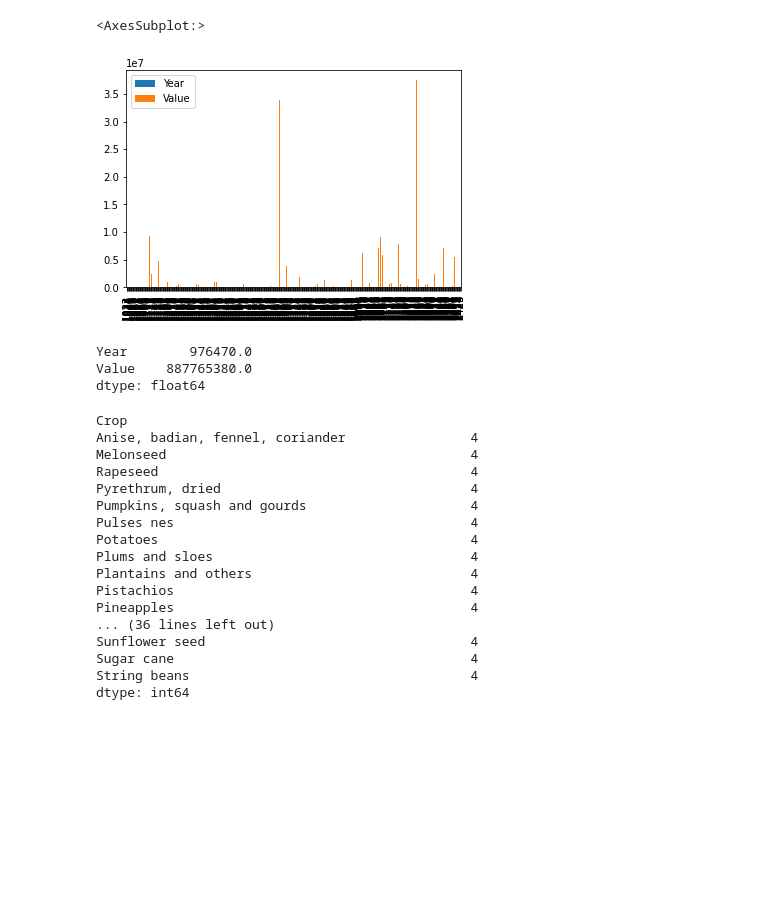
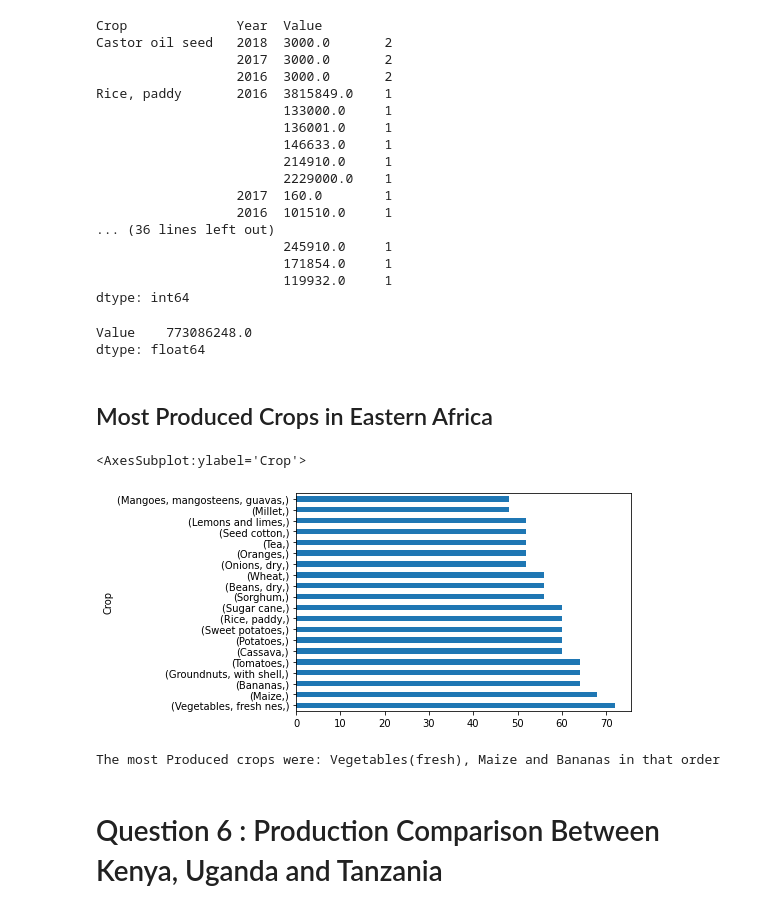
Before and after one commit to MuchereShawn/Jenga_Final_Project, a Jupyter notebook: Final_Project.ipynb, the cells around one changed output. Cells and saved outputs as stored; diff of their text form; code cells hidden in the pictures; blank space fills up the shorter version.

```diff
--- a/Final_Project.ipynb
+++ b/Final_Project.ipynb
@@ -119,11 +128,26 @@ Crops = (data["Element"] == "Production") & (data["Area"] == "Eastern Africa")
 # %%
-data.loc[Crops, ["Year", "Value"]].plot.bar()
+data.loc [Production, ["Crop", "Year","Value"]].value_counts().head(50)
 # %% [output]
-<AxesSubplot:>
+Crop              Year  Value
+Castor oil seed   2018  3000.0       2
+                  2017  3000.0       2
+                  2016  3000.0       2
+Rice, paddy       2016  3815849.0    1
+                        133000.0     1
+                        136001.0     1
+                        146633.0     1
+                        214910.0     1
+                        2229000.0    1
+                  2017  160.0        1
+                  2016  101510.0     1
+... (36 lines left out)
+                        245910.0     1
+                        171854.0     1
+                        119932.0     1
+dtype: int64
-[figure, removed]
 # %%
-data.loc[Crops, ["Year", "Value"]].sum()
+data.loc[Production, ["Value"]].sum()
+### Figure is in Tonnes
 # %% [output]
-Year        976470.0
-Value    887765380.0
+Value    773086248.0
 dtype: float64
@@ -132,22 +154,15 @@ dtype: float64
+# %% [markdown]
+## Most Produced Crops in Eastern Africa
 # %%
-Crops = (data["Element"] == "Production") & (data["Area"] == "Eastern Africa")
+Crops = (data["Element"] == "Production")
 # %%
-data.loc[Crops, ["Crop"]].value_counts().head(50)
+data.loc[Crops,["Crop"]].value_counts().head(20).plot.barh()
 # %% [output]
-Crop
-Anise, badian, fennel, coriander                4
-Melonseed                                       4
-Rapeseed                                        4
-Pyrethrum, dried                                4
-Pumpkins, squash and gourds                     4
-Pulses nes                                      4
-Potatoes                                        4
-Plums and sloes                                 4
-Plantains and others                            4
-Pistachios                                      4
-Pineapples                                      4
-... (36 lines left out)
-Sunflower seed                                  4
-Sugar cane                                      4
-String beans                                    4
-dtype: int64
+<AxesSubplot:ylabel='Crop'>
+[figure, added]
+# %%
+print("The most Produced crops were: Vegetables(fresh), Maize and Bananas in that order")
+# %% [output]
+The most Produced crops were: Vegetables(fresh), Maize and Bananas in that order
+# %% [markdown]
+# Question 6 : Production Comparison Between Kenya, Uganda and Tanzania
```
Also changed, not shown: parts of 43 cells of this notebook, 3 other files.
